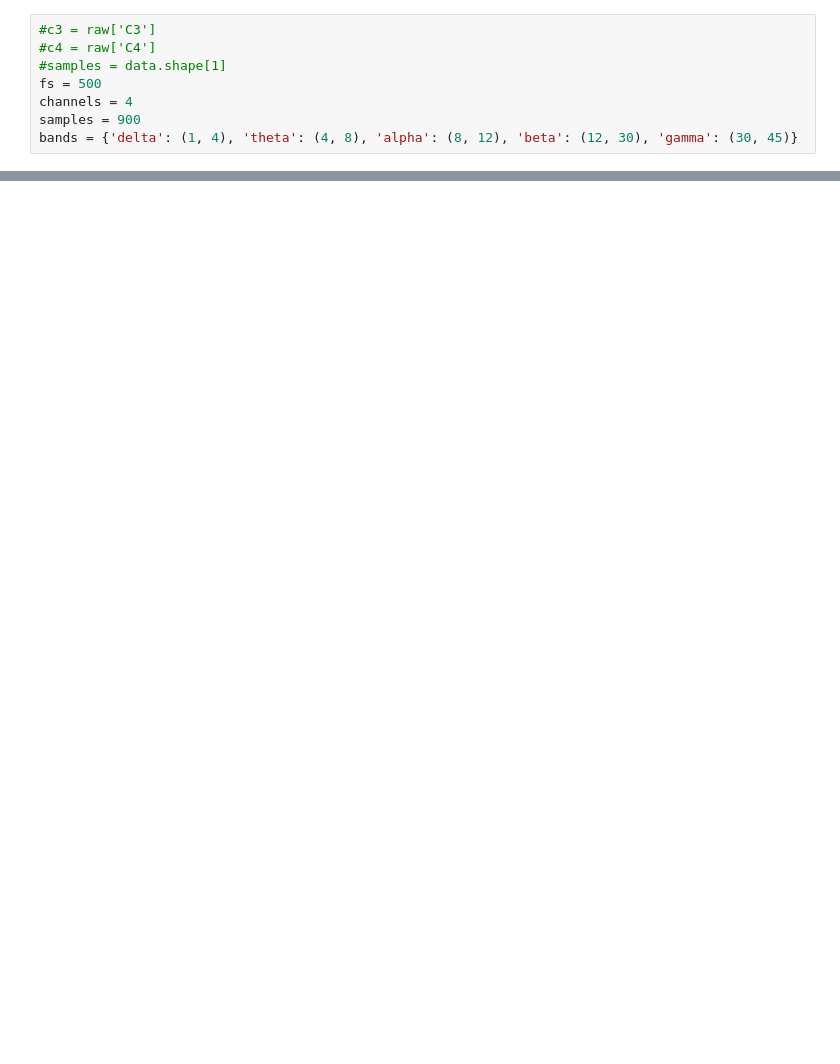
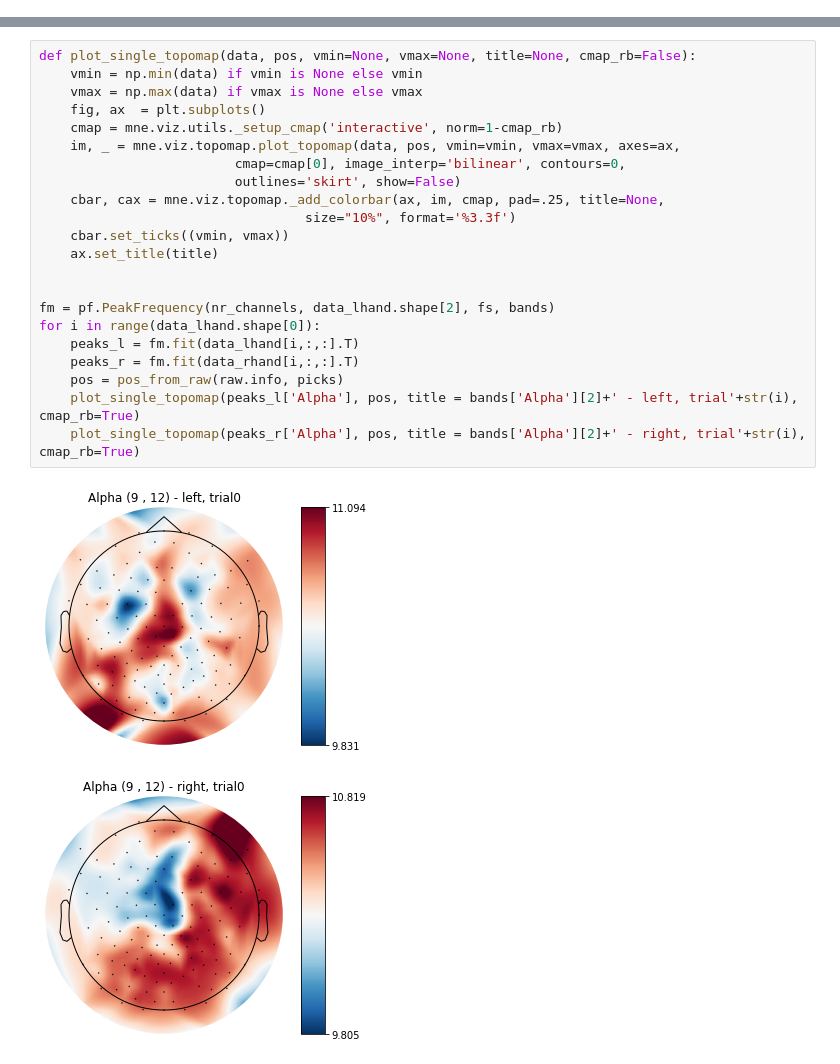
Before and after one commit to vatevr/Cybathlon-2020-UniVie, a Jupyter notebook: signalprocessing/peakfrequency/worspace.ipynb, the cells around one changed output, grey strips where cells are left out. Cells and saved outputs as stored; diff of their text form; blank space fills up the shorter version.

Commit message:
alpha peak visualization

```diff
--- a/signalprocessing/peakfrequency/worspace.ipynb
+++ b/signalprocessing/peakfrequency/worspace.ipynb
@@ -21,8 +0,0 @@ Reading 0 ... 1507179  =      0.000 ...  3014.358 secs...
-# %%
-#c3 = raw['C3']
-#c4 = raw['C4']
-#samples = data.shape[1]
-fs = 500
-channels = 4
-samples = 900
-bands = {'delta': (1, 4), 'theta': (4, 8), 'alpha': (8, 12), 'beta': (12, 30), 'gamma': (30, 45)}
@@ -107,0 +112,25 @@ print(bands)
+# %%
+def plot_single_topomap(data, pos, vmin=None, vmax=None, title=None, cmap_rb=False):
+    vmin = np.min(data) if vmin is None else vmin
+    vmax = np.max(data) if vmax is None else vmax
+    fig, ax  = plt.subplots()
+    cmap = mne.viz.utils._setup_cmap('interactive', norm=1-cmap_rb)
+    im, _ = mne.viz.topomap.plot_topomap(data, pos, vmin=vmin, vmax=vmax, axes=ax,
+                         cmap=cmap[0], image_interp='bilinear', contours=0,
+                         outlines='skirt', show=False)
+    cbar, cax = mne.viz.topomap._add_colorbar(ax, im, cmap, pad=.25, title=None,
+                                  size="10%", format='%3.3f')
+    cbar.set_ticks((vmin, vmax))
+    ax.set_title(title)
+
+
+fm = pf.PeakFrequency(nr_channels, data_lhand.shape[2], fs, bands)
+for i in range(data_lhand.shape[0]):
+    peaks_l = fm.fit(data_lhand[i,:,:].T)
+    peaks_r = fm.fit(data_rhand[i,:,:].T)
+    pos = pos_from_raw(raw.info, picks)
+    plot_single_topomap(peaks_l['Alpha'], pos, title = bands['Alpha'][2]+' - left, trial'+str(i), cmap_rb=True)
+    plot_single_topomap(peaks_r['Alpha'], pos, title = bands['Alpha'][2]+' - right, trial'+str(i), cmap_rb=True)
+# %% [output]
+[figure, added]
+[figure, added]
```
Also changed, not shown: parts of 8 cells of this notebook, 2 other files.
